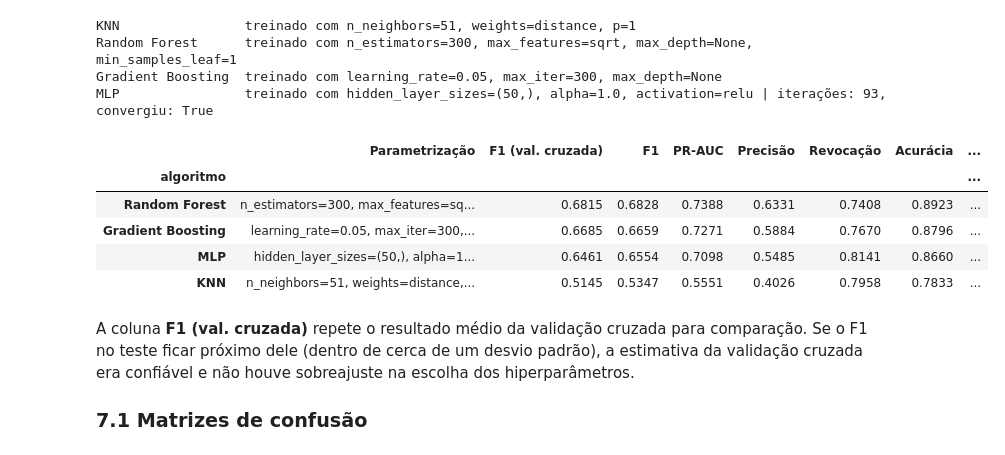
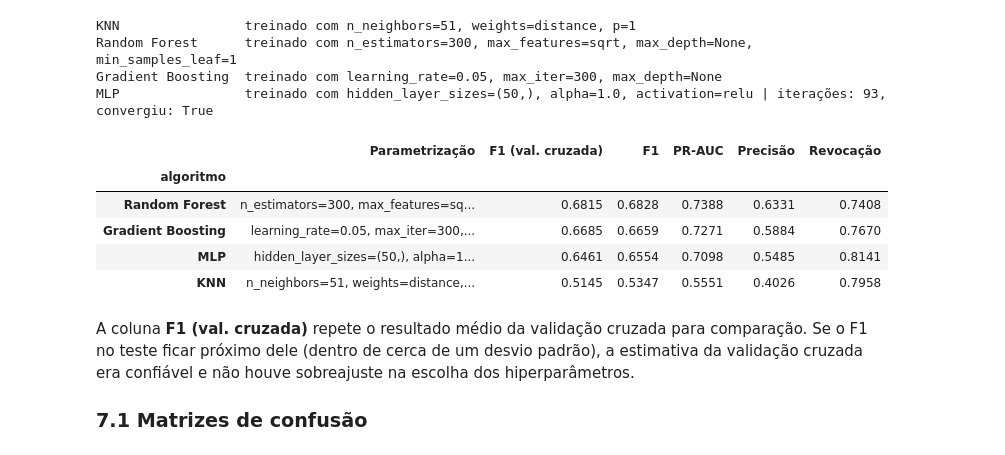
Before and after one commit to diogovcastro/purchasing-intention, a Jupyter notebook: 03_classificacao/classificacao.ipynb, the cells around one changed output. Saved outputs shown, nothing was run; the diff lists cells and outputs as text; code cells hidden in the pictures.

```diff
--- a/03_classificacao/classificacao.ipynb
+++ b/03_classificacao/classificacao.ipynb
@@ -159,23 +158,19 @@ CV = StratifiedKFold(n_splits=N_FOLDS, shuffle=True, random_state=SEMENTE)
 
 ESCORES = {
     "acuracia": "accuracy",
-    "acuracia_balanceada": "balanced_accuracy",
     "precisao": make_scorer(precision_score, zero_division=0),
     "revocacao": "recall",
     "f1": make_scorer(f1_score, zero_division=0),
     "roc_auc": "roc_auc",
     "pr_auc": "average_precision",
-    "mcc": make_scorer(matthews_corrcoef),
 }
 NOME_METRICA = {
     "acuracia": "Acurácia",
-    "acuracia_balanceada": "Acurácia balanceada",
     "precisao": "Precisão",
     "revocacao": "Revocação",
     "f1": "F1",
     "roc_auc": "ROC-AUC",
     "pr_auc": "PR-AUC",
-    "mcc": "MCC",
 }
 METRICAS = list(ESCORES)
 # %% [markdown]
@@ -594,37 +598,32 @@ Gradient Boosting  treinado com learning_rate=0.05, max_iter=300, max_depth=None
 MLP                treinado com hidden_layer_sizes=(50,), alpha=1.0, activation=relu | iterações: 93, convergiu: True
 # %%
 FUNCOES = {
-    "acuracia": lambda yv, yp, pr: accuracy_score(yv, yp),
-    "acuracia_balanceada": lambda yv, yp, pr: balanced_accuracy_score(yv, yp),
+    "f1": lambda yv, yp, pr: f1_score(yv, yp),
+    "pr_auc": lambda yv, yp, pr: average_precision_score(yv, pr),
     "precisao": lambda yv, yp, pr: precision_score(yv, yp, zero_division=0),
     "revocacao": lambda yv, yp, pr: recall_score(yv, yp),
-    "f1": lambda yv, yp, pr: f1_score(yv, yp),
-    "roc_auc": lambda yv, yp, pr: roc_auc_score(yv, pr),
-    "pr_auc": lambda yv, yp, pr: average_precision_score(yv, pr),
-    "mcc": lambda yv, yp, pr: matthews_corrcoef(yv, yp),
 }
 resultados_teste = pd.DataFrame({
     algoritmo: {m: f(y_teste, previsoes[algoritmo], probabilidades[algoritmo]) for m, f in FUNCOES.items()}
     for algoritmo in melhores.index
 }).T
 resultados_teste.index.name = "algoritmo"
 resultados_teste.insert(0, "configuracao", melhores)
 
-# Tabela comparativa: métricas escolhidas primeiro, ordenada pelo F1
-ORDEM_COLUNAS = ["configuracao", "f1", "pr_auc", "precisao", "revocacao",
-                 "acuracia", "acuracia_balanceada", "roc_auc", "mcc"]
+# Tabela comparativa com as quatro métricas escolhidas, ordenada pelo F1
+ORDEM_COLUNAS = ["configuracao", "f1", "pr_auc", "precisao", "revocacao"]
 tabela_comparativa = resultados_teste[ORDEM_COLUNAS].sort_values("f1", ascending=False)
 tabela_comparativa.insert(1, "f1_validacao_cruzada", tabela_melhores["f1"].droplevel("configuracao"))
 salvar_tabela(tabela_comparativa, "09_comparacao_final_teste")
 tabela_comparativa.rename(columns=NOME_METRICA | {"configuracao": "Parametrização",
                                                   "f1_validacao_cruzada": "F1 (val. cruzada)"})
 # %% [output]
-|  | Parametrização | F1 (val. cruzada) | F1 | PR-AUC | Precisão | Revocação | Acurácia | ... |
-| algoritmo |  |  |  |  |  |  |  | ... |
-| Random Forest | n_estimators=300, max_features=sq... | 0.6815 | 0.6828 | 0.7388 | 0.6331 | 0.7408 | 0.8923 | ... |
-| Gradient Boosting | learning_rate=0.05, max_iter=300,... | 0.6685 | 0.6659 | 0.7271 | 0.5884 | 0.7670 | 0.8796 | ... |
-| MLP | hidden_layer_sizes=(50,), alpha=1... | 0.6461 | 0.6554 | 0.7098 | 0.5485 | 0.8141 | 0.8660 | ... |
-| KNN | n_neighbors=51, weights=distance,... | 0.5145 | 0.5347 | 0.5551 | 0.4026 | 0.7958 | 0.7833 | ... |
+|  | Parametrização | F1 (val. cruzada) | F1 | PR-AUC | Precisão | Revocação |
+| algoritmo |  |  |  |  |  |  |
+| Random Forest | n_estimators=300, max_features=sq... | 0.6815 | 0.6828 | 0.7388 | 0.6331 | 0.7408 |
+| Gradient Boosting | learning_rate=0.05, max_iter=300,... | 0.6685 | 0.6659 | 0.7271 | 0.5884 | 0.7670 |
+| MLP | hidden_layer_sizes=(50,), alpha=1... | 0.6461 | 0.6554 | 0.7098 | 0.5485 | 0.8141 |
+| KNN | n_neighbors=51, weights=distance,... | 0.5145 | 0.5347 | 0.5551 | 0.4026 | 0.7958 |
 # %% [markdown]
 A coluna **F1 (val. cruzada)** repete o resultado médio da validação cruzada para comparação. Se o F1 no teste
 ficar próximo dele (dentro de cerca de um desvio padrão), a estimativa da validação cruzada era confiável e não houve
```
Also changed, not shown: parts of 5 cells of this notebook, 8 other files.
